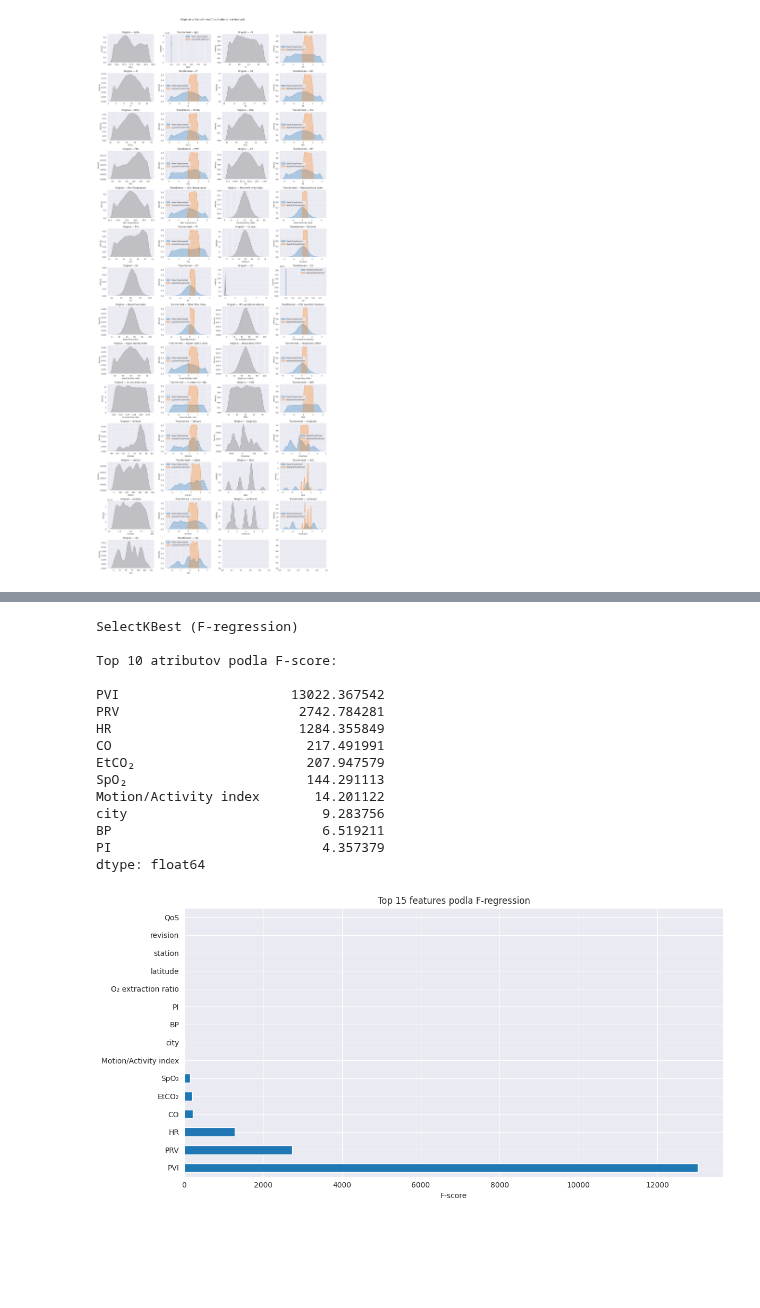
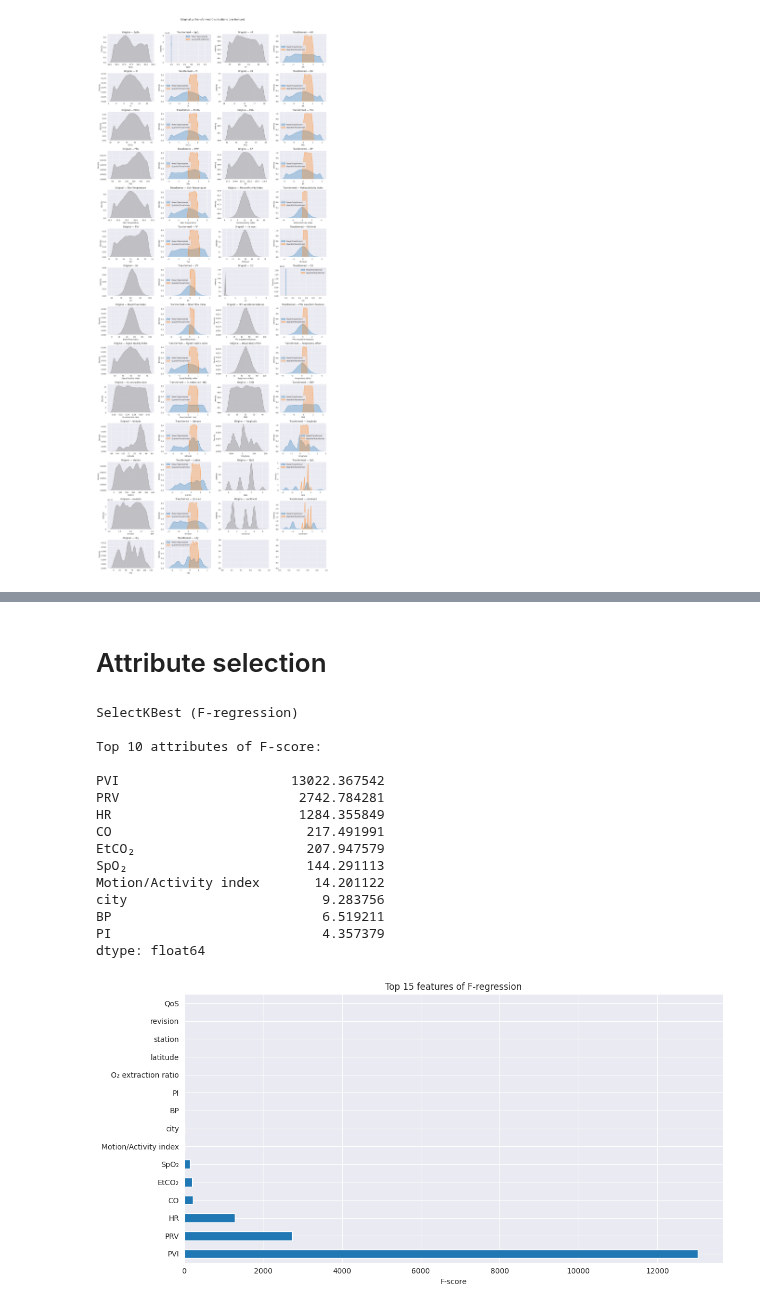
Before and after one commit to frtndmd/iau_Kosharova_Oliinyk_67, a Jupyter notebook: src/faza2_english.ipynb, the cells around one changed output, grey strips where cells are left out. Saved outputs shown, nothing was run; the diff lists cells and outputs as text; code cells hidden in the pictures; blank space fills up the shorter version.

```diff
--- a/src/faza2_english.ipynb
+++ b/src/faza2_english.ipynb
@@ -231,40 +240,40 @@ BP                       0.019432
 PI                       0.015888
 dtype: float64
 [figure]
+# %% [markdown]
+# Attribute selection
 # %%
-from sklearn.feature_selection import SelectKBest, f_regression
-
 selector_f = SelectKBest(score_func=f_regression, k='all')
 selector_f.fit(X_train, y_train)
 
 f_scores = pd.Series(selector_f.scores_, index=X_train.columns).sort_values(ascending=False)
 
 print("SelectKBest (F-regression)")
-print("\nTop 10 atributov podla F-score:\n")
+print("\nTop 10 attributes of F-score:\n")
 print(f_scores.head(10))
 
 plt.figure(figsize=(12, 6))
 f_scores.head(15).plot(kind='barh')
 plt.xlabel('F-score')
-plt.title('Top 15 features podla F-regression')
+plt.title('Top 15 features of F-regression')
 plt.tight_layout()
 plt.show()
 
 f_regression_ranking = f_scores.to_dict()
 # %% [output]
 SelectKBest (F-regression)
 
-Top 10 atributov podla F-score:
+Top 10 attributes of F-score:
 
 PVI                      13022.367542
 PRV                       2742.784281
 HR                        1284.355849
 CO                         217.491991
 EtCO₂                      207.947579
 SpO₂                       144.291113
 Motion/Activity index       14.201122
 city                         9.283756
 BP                           6.519211
 PI                           4.357379
 dtype: float64
-[figure, old version]
+[figure, new version]
```
Also changed, not shown: parts of 23 cells of this notebook.
